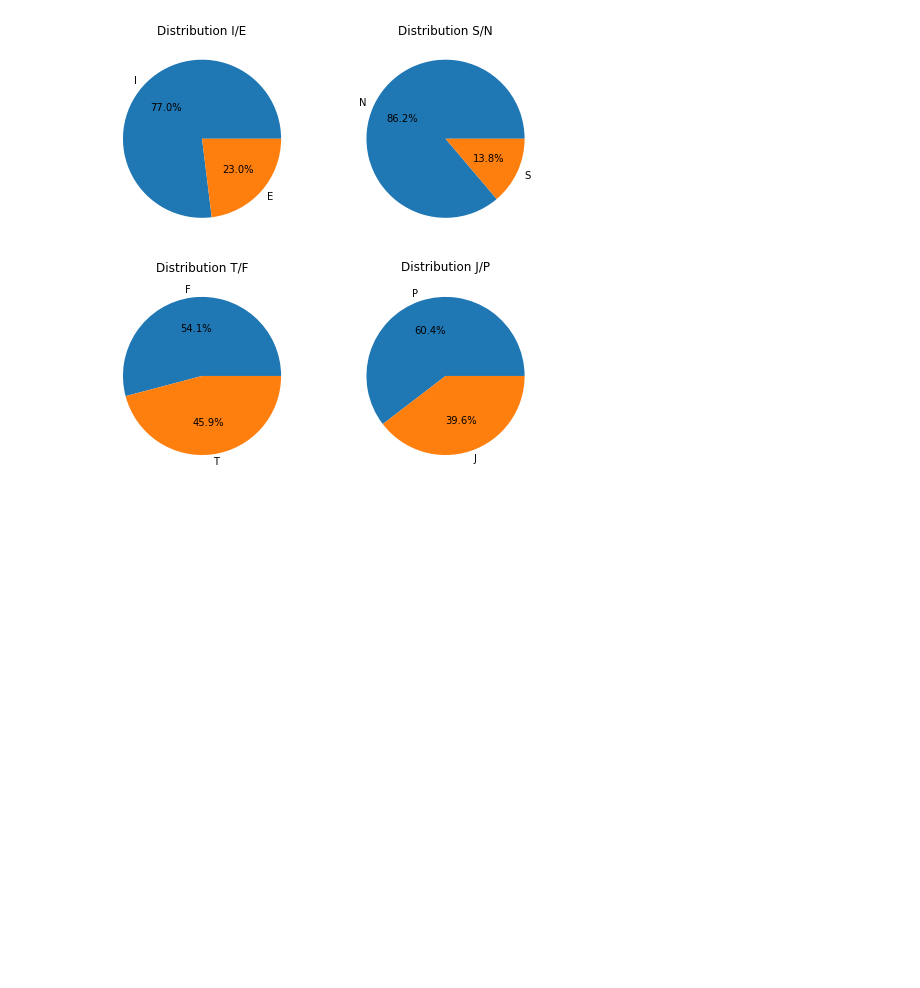
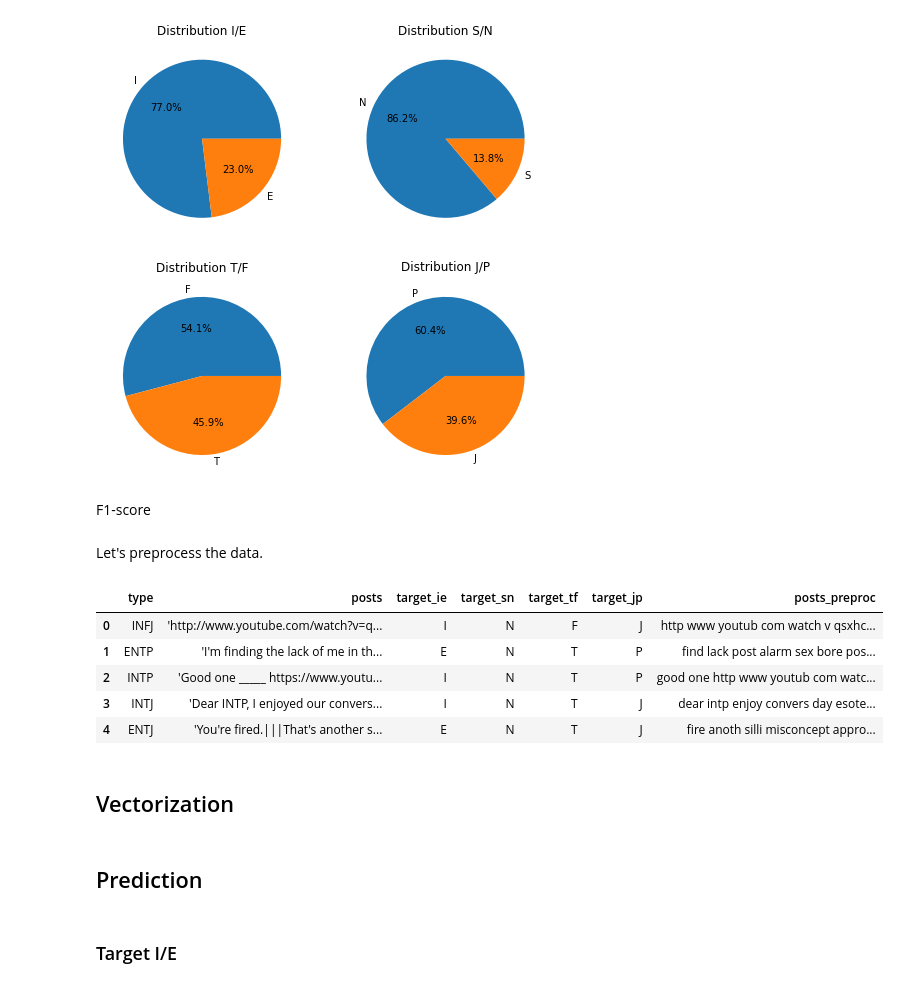
Before and after one commit to anthonyuzan/mbti-prediction, a Jupyter notebook: notebooks/Strategy 2.ipynb, the cells around one changed output. Cells and saved outputs as stored; diff of their text form; code cells hidden in the pictures; blank space fills up the shorter version.

```diff
--- a/notebooks/Strategy 2.ipynb
+++ b/notebooks/Strategy 2.ipynb
@@ -61,3 +63,34 @@ axs[1, 1].set_title('Distribution J/P')
 plt.show()
 # %% [output]
 [figure]
+# %% [markdown]
+F1-score
+# %% [markdown]
+Let's preprocess the data.
+# %%
+stop_words = set(stopwords.words('english'))
+porter_stemmer = PorterStemmer()
+
+def preprocessing(text, stemming_on=False, stop_words=stop_words, porter_stemmer=porter_stemmer):
+    text = text.lower()                                          # Lowercase
+    text = re.sub(r'[^a-zA-Z0-9\s]', ' ', text)                  # Noise removal (regex to remove punctuations)
+    text = text.strip()                                          # Noise removal (extra spaces)
+    words = text.split()                                         # Split sentence into list of words
+    words = [w for w in words if not w in stop_words]            # Stopwords removal
+    if(stemming_on):
+        words = [porter_stemmer.stem(word) for word in words]    # Replace the word by its stem
+    text = ' '.join(words)                                       # Transform list of words to str
+    return text
+# %%
+df['posts_preproc'] = df['posts'].apply(lambda row: preprocessing(row, stemming_on=True))
+# %%
+df.head()
+# %% [output]
+|  | type | posts | target_ie | target_sn | target_tf | target_jp | posts_preproc |
+| 0 | INFJ | 'http://www.youtube.com/watch?v=q... | I | N | F | J | http www youtub com watch v qsxhc... |
+| 1 | ENTP | 'I'm finding the lack of me in th... | E | N | T | P | find lack post alarm sex bore pos... |
+| 2 | INTP | 'Good one _____ https://www.youtu... | I | N | T | P | good one http www youtub com watc... |
+| 3 | INTJ | 'Dear INTP, I enjoyed our convers... | I | N | T | J | dear intp enjoy convers day esote... |
+| 4 | ENTJ | 'You're fired.|||That's another s... | E | N | T | J | fire anoth silli misconcept appro... |
+# %% [markdown]
+## Vectorization
@@ -63,0 +103,4 @@ plt.show()
+# %% [markdown]
+## Prediction
+# %% [markdown]
+ ### Target I/E
```
Also changed, not shown: parts of 28 cells of this notebook.
